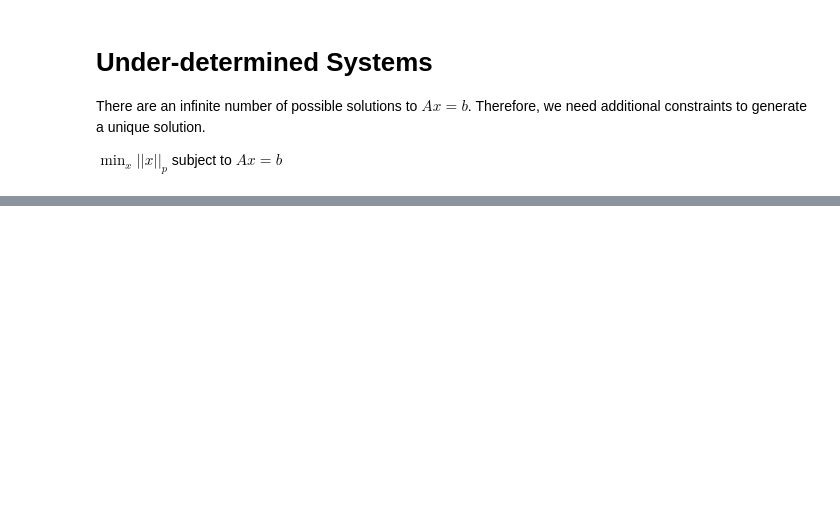
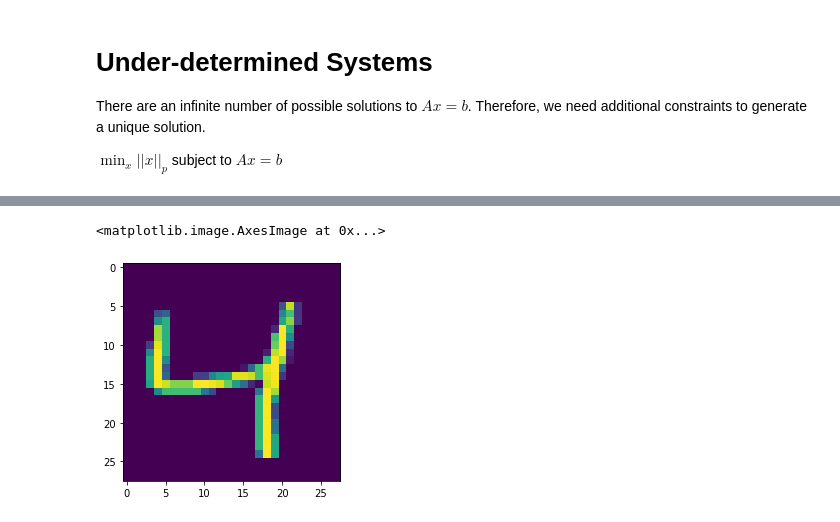
Before and after one commit to OlgaD400/WAMMProject2021, a Jupyter notebook: WAMM Meeting 1.ipynb, the cells around one changed output, grey strips where cells are left out. Cells and saved outputs as stored; diff of their text form; code cells hidden in the pictures; blank space fills up the shorter version.

```diff
--- a/WAMM Meeting 1.ipynb
+++ b/WAMM Meeting 1.ipynb
@@ -334,0 +347,11 @@ https://pypi.org/project/python-mnist/
+# %%
+def load_dataset():
+    mndata = MNIST('./python-mnist/data/')
+    X_train, labels_train = map(np.array, mndata.load_training())
+    X_test, labels_test = map(np.array, mndata.load_testing())
+    X_train = X_train/255.0
+    X_test = X_test/255.0
+
+    return X_train, X_test, labels_train, labels_test
+
+X_train, X_test, labels_train, labels_test = load_dataset()
@@ -334,0 +398,7 @@ https://pypi.org/project/python-mnist/
+# %%
+#Function that visualizes the digits
+
+plt.imshow(X_train[2].reshape(28,28))
+# %% [output]
+<matplotlib.image.AxesImage at 0x...>
+[figure, added]
```
Also changed, not shown: parts of 12 cells of this notebook.
